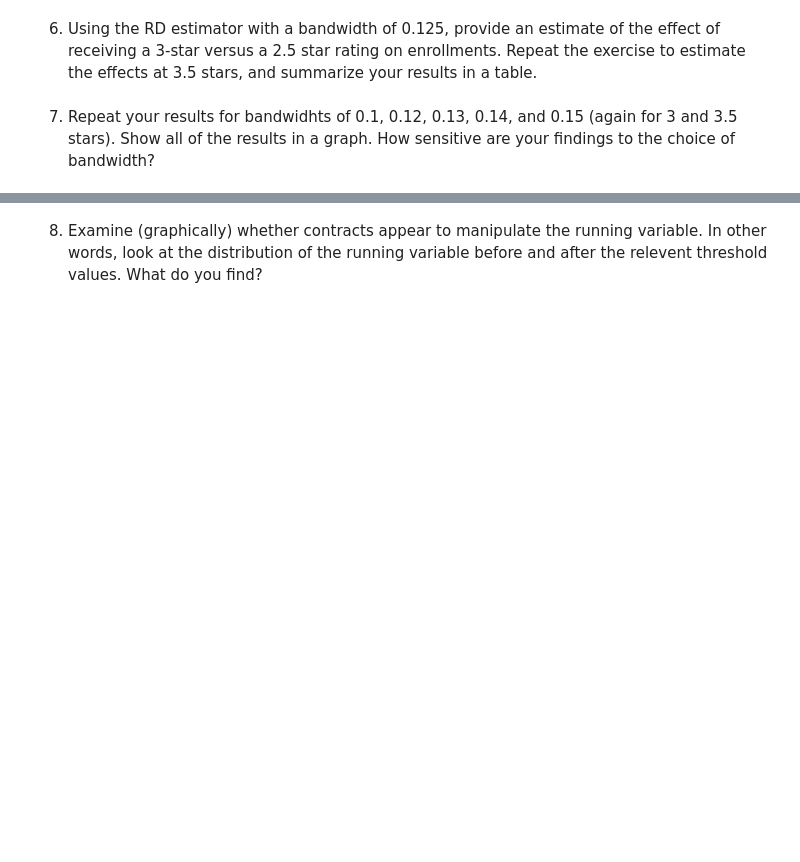
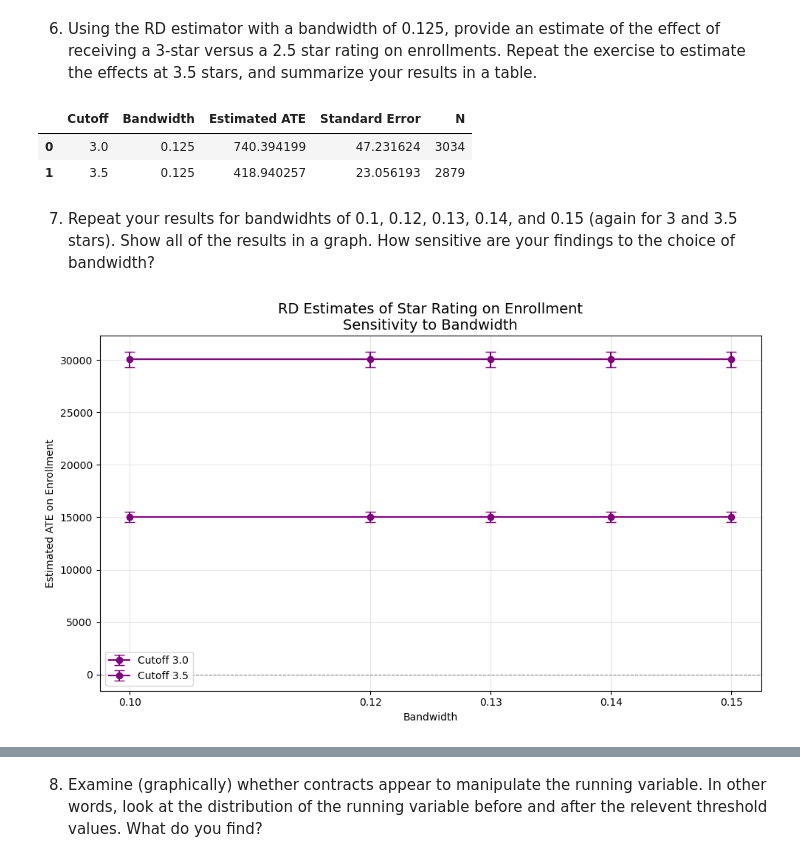
Before and after one commit to ellenwu-git/homework4, a Jupyter notebook: submission2/analysis/homework4-2.ipynb, the cells around one changed output, grey strips where cells are left out. Drawn from its saved outputs; the diff is of its cells as text; code cells hidden in the pictures; blank space fills up the shorter version.

```diff
--- a/submission2/analysis/homework4-2.ipynb
+++ b/submission2/analysis/homework4-2.ipynb
@@ -159,2 +222,13 @@ Average benchmark payment increased by $-21.24, or -2.64%, from 2010 to 2015.
 # %% [markdown]
  6. Using the RD estimator with a bandwidth of 0.125, provide an estimate of the effect of receiving a 3-star versus a 2.5 star rating on enrollments. Repeat the exercise to estimate the effects at 3.5 stars, and summarize your results in a table.
+# %%
+# STEP 1: Setup data_2010 and raw_rating
+data_2010 = df[df["year"] == 2010].copy()
+
+data_2010["raw_rating"] = np.where(
+    data_2010["partd"] == "No",
+    data_2010["partc_score"],
+    np.where(data_2010["partcd_score"].isna(), data_2010["partc_score"], data_2010["partcd_score"])
+)
+
+data_2010["avg_enrolled"] = pd.to_numeric(data_2010["avg_enrollment"], errors="coerce")
@@ -161,2 +257,71 @@ Average benchmark payment increased by $-21.24, or -2.64%, from 2010 to 2015.
+# %%
+# STEP 3: Run estimates
+results = [
+    rd_estimate(data_2010, cutoff=3.0, bandwidth=0.125),
+    rd_estimate(data_2010, cutoff=3.5, bandwidth=0.125)
+]
+
+summary_df = pd.DataFrame(results)
+display(summary_df)
+# %% [output]
+|  | Cutoff | Bandwidth | Estimated ATE | Standard Error | N |
+| 0 | 3.0 | 0.125 | 740.394199 | 47.231624 | 3034 |
+| 1 | 3.5 | 0.125 | 418.940257 | 23.056193 | 2879 |
 # %% [markdown]
 7. Repeat your results for bandwidhts of 0.1, 0.12, 0.13, 0.14, and 0.15 (again for 3 and 3.5 stars). Show all of the results in a graph. How sensitive are your findings to the choice of bandwidth?
+# %%
+# --- Step 1: Reuse the rd_estimate function ---
+def rd_estimate(data, cutoff, bandwidth=0.125):
+    rd_data = data[
+        (data["raw_rating"] >= cutoff - bandwidth) &
+        (data["raw_rating"] <= cutoff + bandwidth)
+    ].copy()
+
+    rd_data["treatment"] = (rd_data["raw_rating"] >= cutoff).astype(int)
+    rd_data = rd_data.dropna(subset=["avg_enrolled"])
+
+    X = sm.add_constant(rd_data["treatment"])
+    y = rd_data["avg_enrolled"]
+    model = sm.OLS(y, X).fit()
+
+    return model.params["treatment"], model.bse["treatment"]
+
+# --- Step 2: Run RD for multiple bandwidths and cutoffs ---
+bandwidths = [0.1, 0.12, 0.13, 0.14, 0.15]
+results = []
+
+for bw in bandwidths:
+    for cutoff in [3.0, 3.5]:
+        ate, se = rd_estimate(data_2010, cutoff=cutoff, bandwidth=bw)
+        results.append({
+            "Cutoff": cutoff,
+            "Bandwidth": bw,
+            "ATE": ate,
+            "SE": se
+        })
+
+# --- Step 3: Convert to DataFrame ---
+rd_results = pd.DataFrame(results)
+
+# --- Step 4: Plot ATEs with error bars ---
+fig, ax = plt.subplots(figsize=(10, 6))
+
+for cutoff, color in zip([3.0, 3.5], ['blue', 'green']):
+    subset = rd_results[rd_results["Cutoff"] == cutoff]
+    ax.errorbar(
+        subset["Bandwidth"], subset["ATE"], yerr=subset["SE"],
+        label=f'Cutoff {cutoff}', marker='o', linestyle='-', color='purple', capsize=5
+    )
+
+# --- Step 5: Final Styling ---
+ax.set_title("RD Estimates of Star Rating on Enrollment\nSensitivity to Bandwidth", fontsize=14)
+ax.set_xlabel("Bandwidth")
+ax.set_ylabel("Estimated ATE on Enrollment")
+ax.axhline(0, color='gray', linestyle='--', linewidth=0.8)
+ax.legend()
+plt.xticks(bandwidths)
+plt.grid(True, alpha=0.3)
+plt.tight_layout()
+plt.show()
+# %% [output]
+[figure, added]
```
Also changed, not shown: parts of 19 cells of this notebook, 4 other files.
